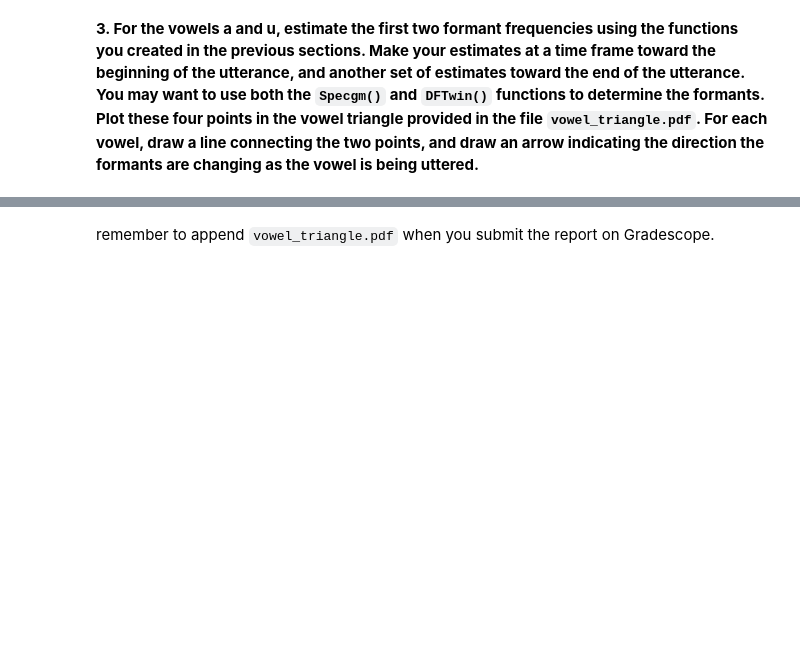
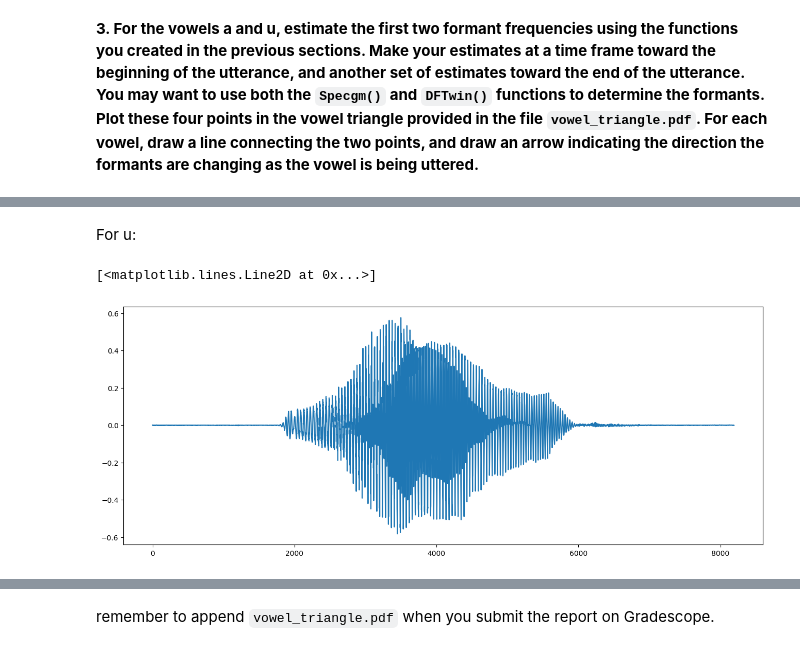
Before and after one commit to cdavin2/dsp_lab09a, a Jupyter notebook: lab09a_final_report.ipynb, the cells around one changed output, grey strips where cells are left out. Drawn from its saved outputs; the diff is of its cells as text; code cells hidden in the pictures; blank space fills up the shorter version.

```diff
--- a/lab09a_final_report.ipynb
+++ b/lab09a_final_report.ipynb
@@ -363,0 +375,7 @@ plt.plot(w, STDFT_voice)
+# %% [markdown]
+For u:
+# %%
+plt.plot(u)
+# %% [output]
+[<matplotlib.lines.Line2D at 0x...>]
+[figure, added]
```
Also changed, not shown: parts of 7 cells of this notebook.
